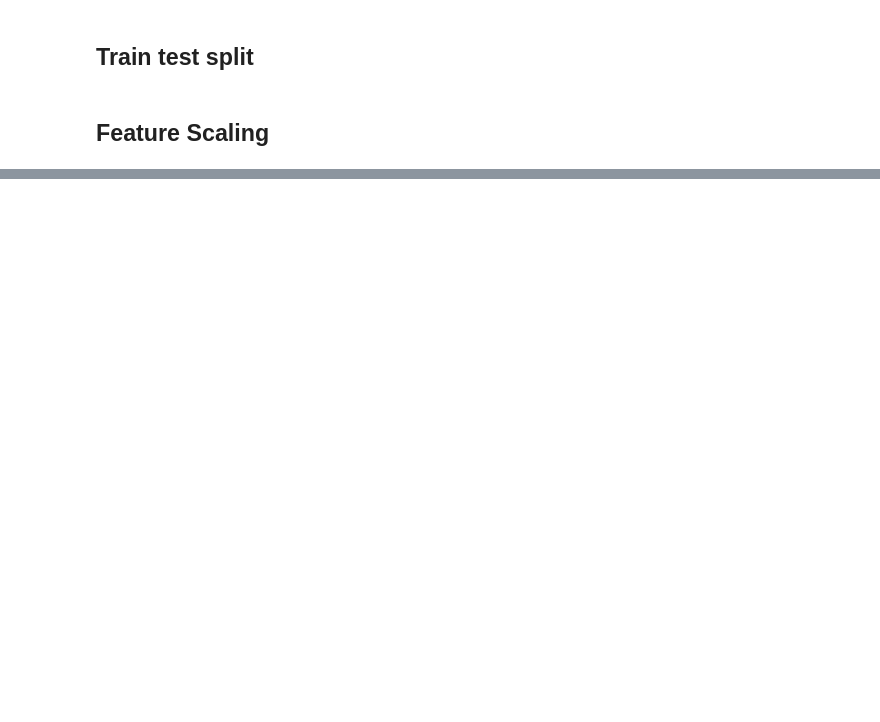
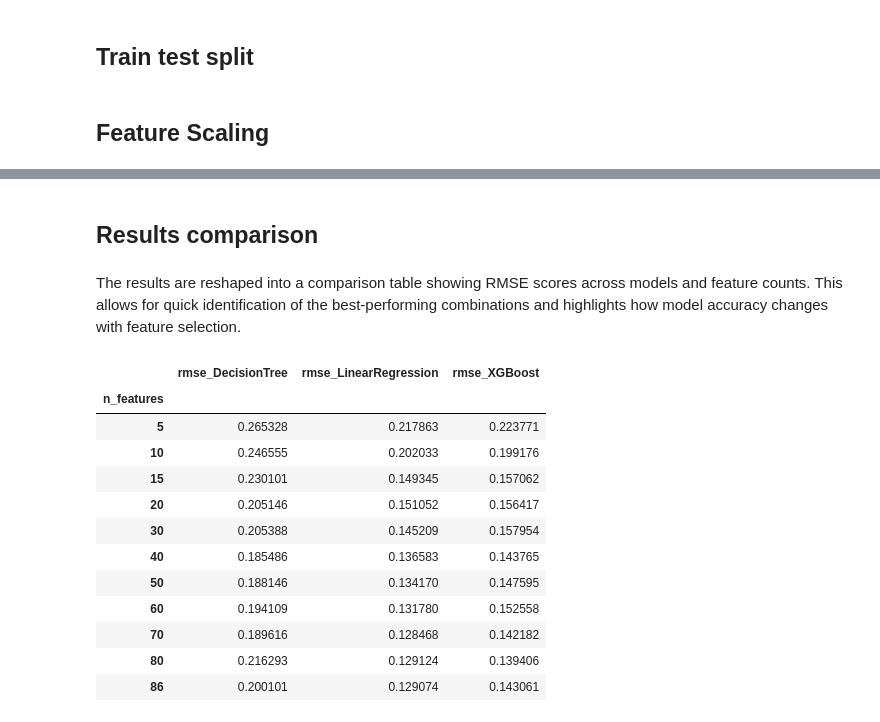
Before and after one commit to k0stro/house-prices-eda-regression, a Jupyter notebook: house-prices-eda-regression.ipynb, the cells around one changed output, grey strips where cells are left out. Saved outputs shown, nothing was run; the diff lists cells and outputs as text; code cells hidden in the pictures; blank space fills up the shorter version.

```diff
--- a/house-prices-eda-regression.ipynb
+++ b/house-prices-eda-regression.ipynb
@@ -997,0 +1011,22 @@ XGBoost R²: 0.8892
+# %% [markdown]
+## Results comparison
+# %% [markdown]
+The results are reshaped into a comparison table showing RMSE scores across models and feature counts. This allows for quick identification of the best-performing combinations and highlights how model accuracy changes with feature selection.
+# %%
+comparison_table = results_df.pivot(index='n_features', columns='model', values=['rmse'])
+comparison_table.columns = ['_'.join(col) for col in comparison_table.columns.values]
+comparison_table
+# %% [output]
+|  | rmse_DecisionTree | rmse_LinearRegression | rmse_XGBoost |
+| n_features |  |  |  |
+| 5 | 0.265328 | 0.217863 | 0.223771 |
+| 10 | 0.246555 | 0.202033 | 0.199176 |
+| 15 | 0.230101 | 0.149345 | 0.157062 |
+| 20 | 0.205146 | 0.151052 | 0.156417 |
+| 30 | 0.205388 | 0.145209 | 0.157954 |
+| 40 | 0.185486 | 0.136583 | 0.143765 |
+| 50 | 0.188146 | 0.134170 | 0.147595 |
+| 60 | 0.194109 | 0.131780 | 0.152558 |
+| 70 | 0.189616 | 0.128468 | 0.142182 |
+| 80 | 0.216293 | 0.129124 | 0.139406 |
+| 86 | 0.200101 | 0.129074 | 0.143061 |
```
Also changed, not shown: parts of 17 cells of this notebook.
